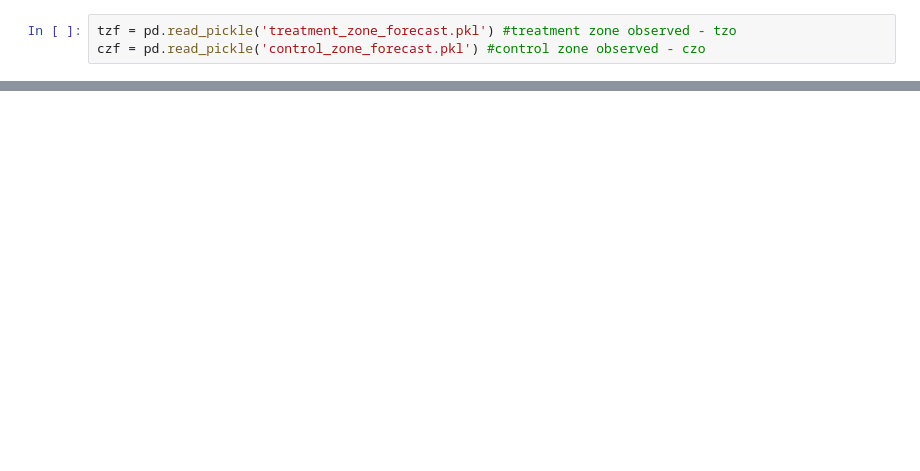
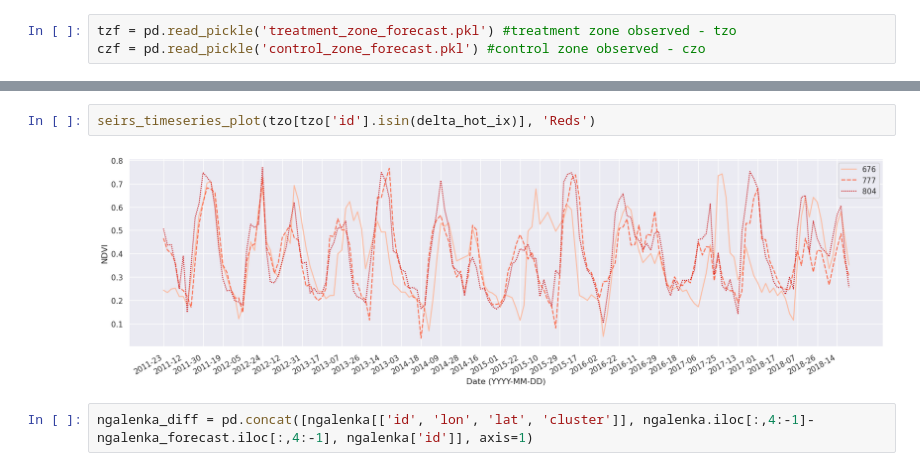
Before and after one commit to ofionnad/tapas_seirs, a Jupyter notebook: seirs_comparisons.ipynb, the cells around one changed output, grey strips where cells are left out. Cells and saved outputs as stored; diff of their text form; blank space fills up the shorter version.

```diff
--- a/seirs_comparisons.ipynb
+++ b/seirs_comparisons.ipynb
@@ -162,0 +107,6 @@ tzf
+# %%
+seirs_timeseries_plot(tzo[tzo['id'].isin(delta_hot_ix)], 'Reds')
+# %% [output]
+[figure, added]
+# %%
+ngalenka_diff = pd.concat([ngalenka[['id', 'lon', 'lat', 'cluster']], ngalenka.iloc[:,4:-1]-ngalenka_forecast.iloc[:,4:-1], ngalenka['id']], axis=1)
```
Also changed, not shown: parts of 36 cells of this notebook, 20 other files.
